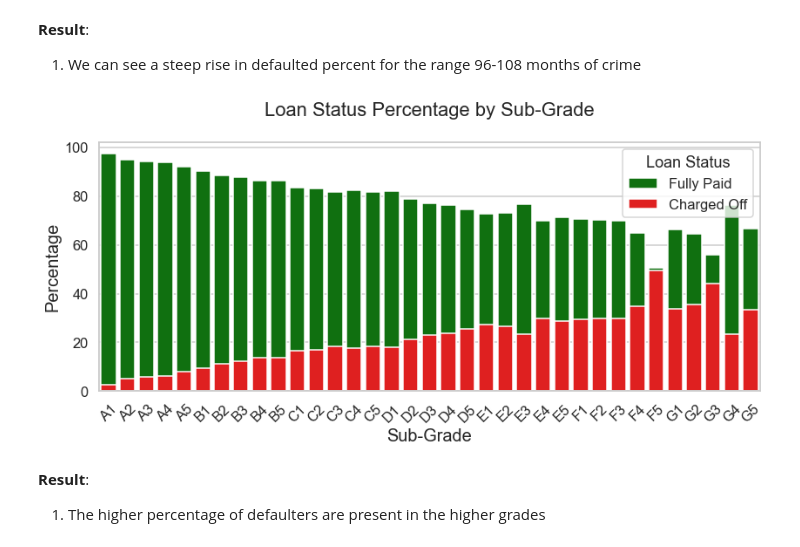
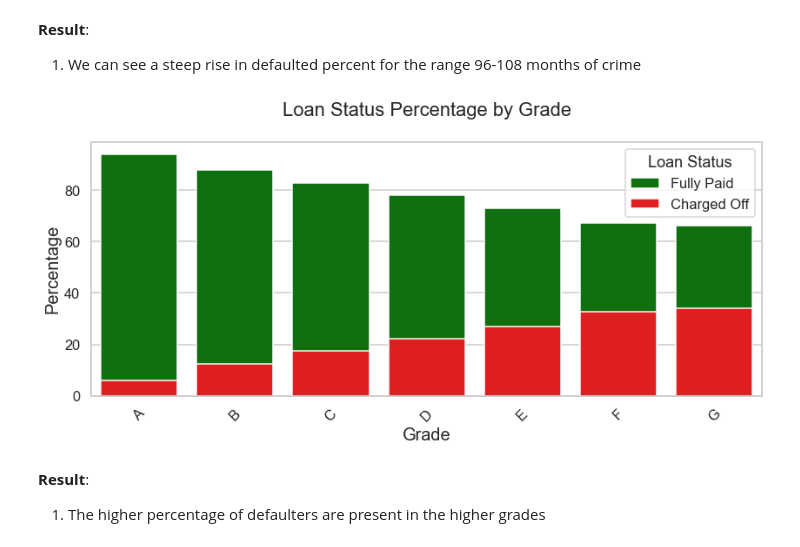
Before and after one commit to nid-22/lending_club, a Jupyter notebook: Case_Study.ipynb, the cells around one changed output. Saved outputs shown, nothing was run; the diff lists cells and outputs as text; code cells hidden in the pictures.

```diff
--- a/combined.ipynb
+++ b/Case_Study.ipynb
@@ -75,7 +75,7 @@ total_il_high_credit_limit    39717
 Length: 111, dtype: int64
 # %%
 # Removing columns those do not have data
-loan_data = loan_data.dropna(axis=1, how='all')
+loan_data = loan.dropna(axis=1, how='all')
 loan_data.shape
 # %% [output]
 (39717, 57)
@@ -250,3 +236,9 @@ Name: annual_inc, Length: 5280, dtype: int64
+# %%
+loan_data['revol_util'] = loan.revol_util
+# %%
+# Convert revol_util to float data and fill na with median
+loan_data['revol_util'] = loan_data.revol_util.str.slice(0, -1).map(lambda x :float(x))
+loan_data.revol_util.fillna(loan_data.revol_util.mean, inplace = True)
 # %% [markdown]
 Standardise Text
 1. Extra characters
@@ -321,5 +313,8 @@ __Result:__
 Average inerest rate is 12.1 and Median is 11.86
 # %% [markdown]
 #### plotting the variation in annual income
+# %%
+# Adding 'mths_since_last_delinq_bins' to sub data frame
+loan_data['mths_since_last_delinq'] = loan['mths_since_last_delinq']
 # %%
 #checking the values above 9 lakh annual income
@@ -661,25 +671,25 @@ __Result__:
 1. We can see a steep rise in defaulted percent for the range 96-108 months of crime
 # %%
 # Create a DataFrame with 'sub_grade' value counts
-sub_grade_counts = loan_data['sub_grade'].value_counts().reset_index()
-sub_grade_counts.columns = ['sub_grade', 'count']
+sub_grade_counts = loan_data['grade'].value_counts().reset_index()
+sub_grade_counts.columns = ['grade', 'count']
 
 # Calculate the percentage of loan_status counts for each sub-grade category
-bivariate_data = loan_data.groupby(['sub_grade', 'loan_status']).size().unstack(fill_value=0)
+bivariate_data = loan_data.groupby(['grade', 'loan_status']).size().unstack(fill_value=0)
 bivariate_data = bivariate_data.div(bivariate_data.sum(axis=1), axis=0) * 100
 
 plt.figure(figsize=(12, 6))
-sns.barplot(data=bivariate_data.reset_index(), x='sub_grade', y='Fully Paid', label='Fully Paid', color='green')
-sns.barplot(data=bivariate_data.reset_index(), x='sub_grade', y='Charged Off', label='Charged Off', color='red')
-plt.title('Loan Status Percentage by Sub-Grade')
-plt.xlabel('Sub-Grade')
+sns.barplot(data=bivariate_data.reset_index(), x='grade', y='Fully Paid', label='Fully Paid', color='green')
+sns.barplot(data=bivariate_data.reset_index(), x='grade', y='Charged Off', label='Charged Off', color='red')
+plt.title('Loan Status Percentage by Grade')
+plt.xlabel('Grade')
 plt.ylabel('Percentage')
 plt.xticks(rotation=45)
 plt.legend(title='Loan Status', loc='upper right')
 plt.tight_layout()
 plt.show()
 # %% [output]
-[figure, old version]
+[figure, new version]
 # %% [markdown]
 __Result__:
 1. The higher percentage of defaulters are present in the higher grades
```
Also changed, not shown: parts of 23 cells of this notebook, 1 other file.
